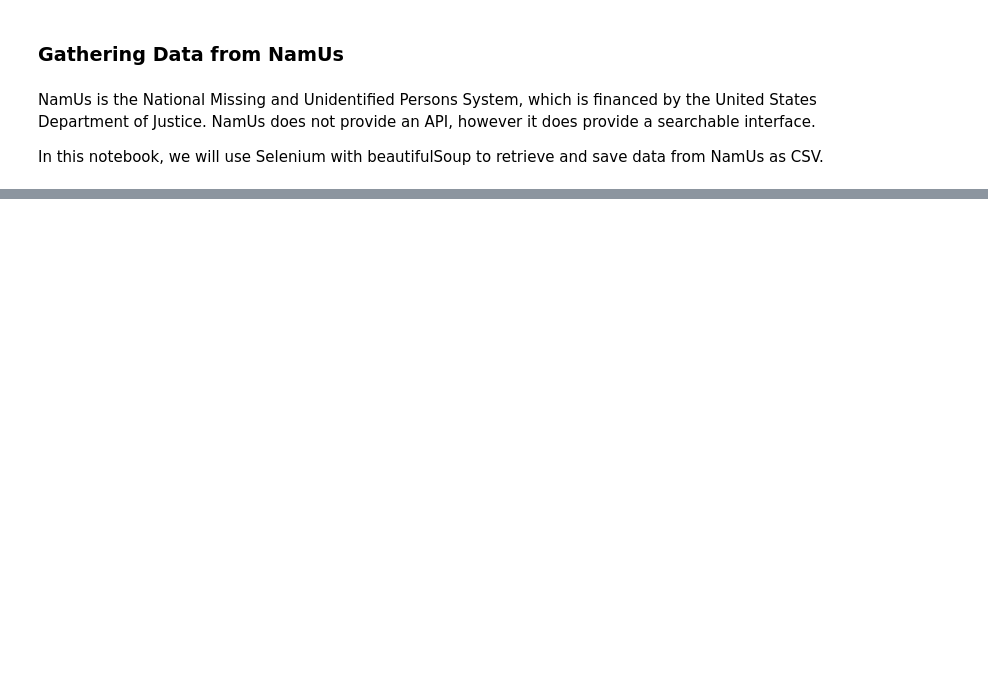
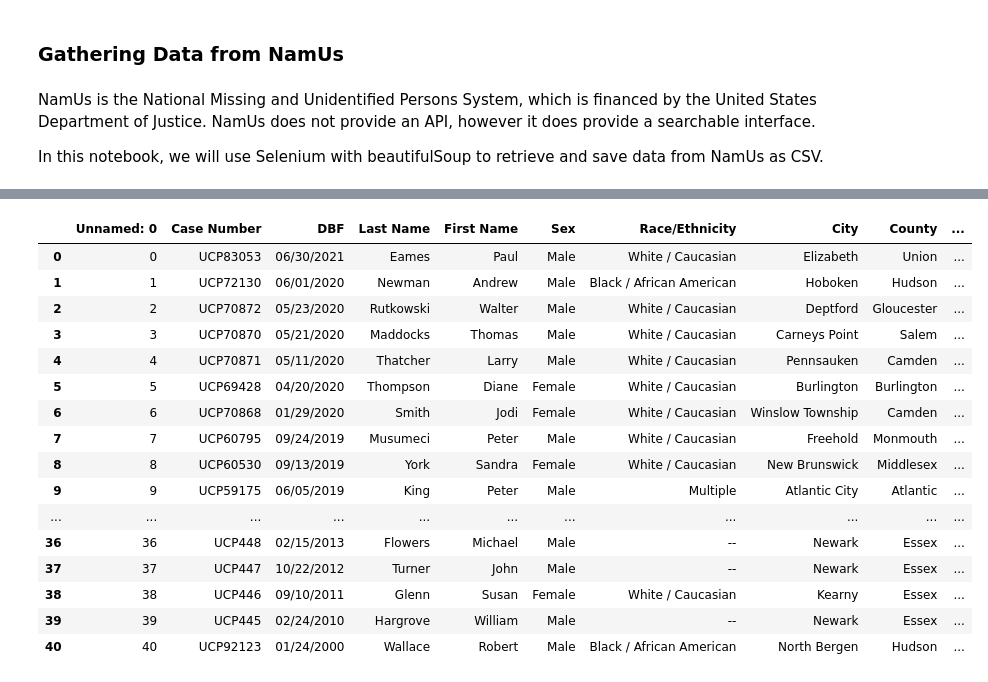
Before and after one commit to larakaracasu/Indigent-Burial-Analysis, a Jupyter notebook: notebooks/namus.ipynb, the cells around one changed output, grey strips where cells are left out. Saved outputs shown, nothing was run; the diff lists cells and outputs as text; code cells hidden in the pictures; blank space fills up the shorter version.

```diff
--- a/notebooks/namus.ipynb
+++ b/notebooks/namus.ipynb
@@ -188,2 +224,25 @@ merged_df
 # %%
 driver.quit()
+# %%
+#df1 = pd.read_csv('Fetching_states_info1657746515.6187527.csv')
+df1 = pd.read_csv('../web-scraping/namus/states_gathered.csv')
+# %%
+df1
+# %% [output]
+|  | Unnamed: 0 | Case Number | DBF | Last Name | First Name | Sex | Race/Ethnicity | City | County | ... |
+| 0 | 0 | UCP83053 | 06/30/2021 | Eames | Paul | Male | White / Caucasian | Elizabeth | Union | ... |
+| 1 | 1 | UCP72130 | 06/01/2020 | Newman | Andrew | Male | Black / African American | Hoboken | Hudson | ... |
+| 2 | 2 | UCP70872 | 05/23/2020 | Rutkowski | Walter | Male | White / Caucasian | Deptford | Gloucester | ... |
+| 3 | 3 | UCP70870 | 05/21/2020 | Maddocks | Thomas | Male | White / Caucasian | Carneys Point | Salem | ... |
+| 4 | 4 | UCP70871 | 05/11/2020 | Thatcher | Larry | Male | White / Caucasian | Pennsauken | Camden | ... |
+| 5 | 5 | UCP69428 | 04/20/2020 | Thompson | Diane | Female | White / Caucasian | Burlington | Burlington | ... |
+| 6 | 6 | UCP70868 | 01/29/2020 | Smith | Jodi | Female | White / Caucasian | Winslow Township | Camden | ... |
+| 7 | 7 | UCP60795 | 09/24/2019 | Musumeci | Peter | Male | White / Caucasian | Freehold | Monmouth | ... |
+| 8 | 8 | UCP60530 | 09/13/2019 | York | Sandra | Female | White / Caucasian | New Brunswick | Middlesex | ... |
+| 9 | 9 | UCP59175 | 06/05/2019 | King | Peter | Male | Multiple | Atlantic City | Atlantic | ... |
+| ... | ... | ... | ... | ... | ... | ... | ... | ... | ... | ... |
+| 36 | 36 | UCP448 | 02/15/2013 | Flowers | Michael | Male | -- | Newark | Essex | ... |
+| 37 | 37 | UCP447 | 10/22/2012 | Turner | John | Male | -- | Newark | Essex | ... |
+| 38 | 38 | UCP446 | 09/10/2011 | Glenn | Susan | Female | White / Caucasian | Kearny | Essex | ... |
+| 39 | 39 | UCP445 | 02/24/2010 | Hargrove | William | Male | -- | Newark | Essex | ... |
+| 40 | 40 | UCP92123 | 01/24/2000 | Wallace | Robert | Male | Black / African American | North Bergen | Hudson | ... |
```
Also changed, not shown: parts of 19 cells of this notebook.
